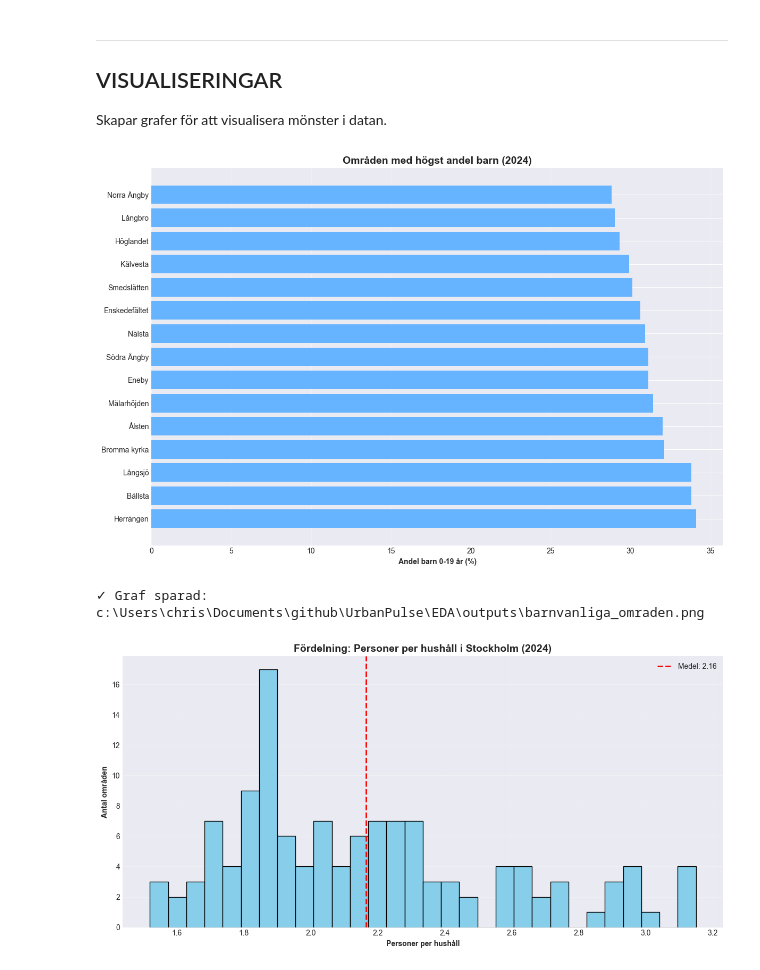
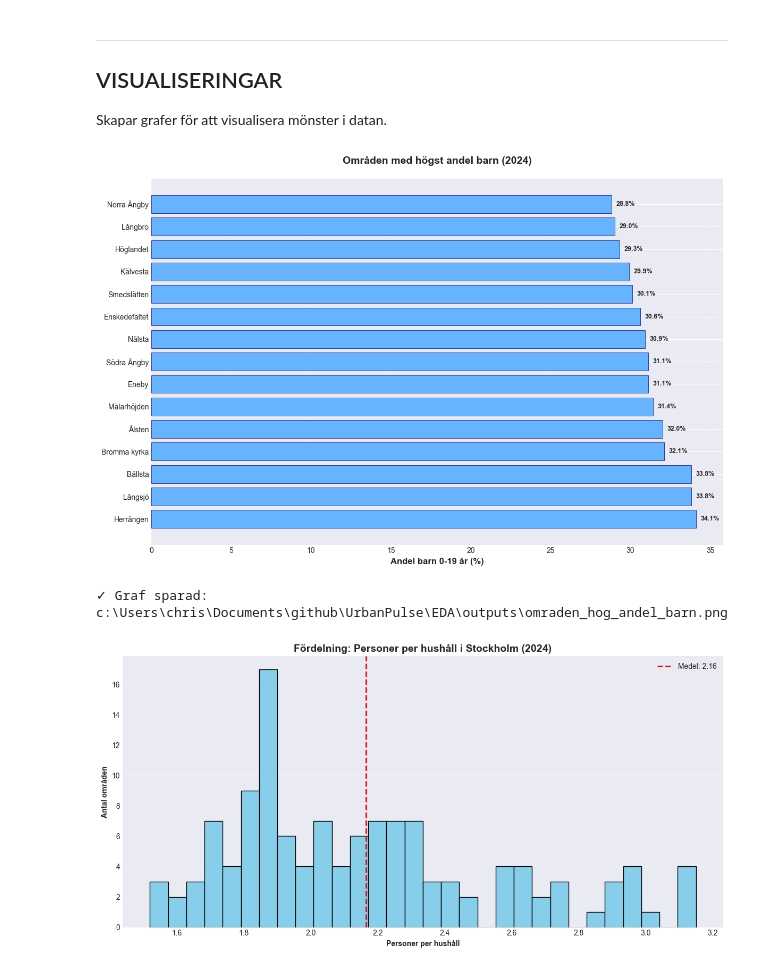
Before and after one commit to cactus-commits/UrbanPulse, a Jupyter notebook: EDA/christoffer_eda_scb_api_test.ipynb, the cells around one changed output. Drawn from its saved outputs; the diff is of its cells as text; code cells hidden in the pictures.

Commit message:
edit: fixed faulty plotting in eda_scb

```diff
--- a/EDA/christoffer_eda_scb_api_test.ipynb
+++ b/EDA/christoffer_eda_scb_api_test.ipynb
@@ -814,41 +814,48 @@ Skapar grafer för att visualisera mönster i datan.
 # %%
 # ═══════════════════════════════════════════════════════════════════════════
 # Graf 1: Områden med högst andel barn
 # ═══════════════════════════════════════════════════════════════════════════
 # Visar vilka områden som har störst andel barn (0-19 år)
 # Användbart för: Familjer som söker barnvänliga områden
 
 # Ta de 15 områdena med högst andel barn
 top_barn = df_alder_kat.nlargest(15, 'Barn_%')[['Statistikområde', 'Barn_%']]
 
 # Skapa horisontellt stapeldiagram (lättare att läsa långa områdesnamn)
 fig, ax = plt.subplots(figsize=(12, 8))
-ax.barh(
+bars = ax.barh(
     range(len(top_barn)),      # Y-positioner (0, 1, 2, ...)
     top_barn['Barn_%'],        # Värden (längd på staplarna)
-    color='#66b3ff'            # Ljusblå färg
+    color='#66b3ff',           # Ljusblå färg
+    edgecolor='navy',          # Mörkblå kant
+    linewidth=0.5
 )
 
 # Y-axel: Områdesnamn
 ax.set_yticks(range(len(top_barn)))
 ax.set_yticklabels(top_barn['Statistikområde'])
 
 # X-axel: Procentandel
-ax.set_xlabel('Andel barn 0-19 år (%)', fontweight='bold')
+ax.set_xlabel('Andel barn 0-19 år (%)', fontsize=12, fontweight='bold')
 
 # Titel
-ax.set_title('Områden med högst andel barn (2024)', fontsize=14, fontweight='bold')
+ax.set_title('Områden med högst andel barn (2024)', fontsize=14, fontweight='bold', pad=20)
 
 # Lägg till rutnät (gör det lättare att läsa exakta värden)
-ax.grid(axis='x', alpha=0.3)
+ax.grid(axis='x', alpha=0.3, linestyle='--')
+
+# Lägg till värden på staplarna
+for i, (idx, row) in enumerate(top_barn.iterrows()):
+    ax.text(row['Barn_%'] + 0.3, i, f"{row['Barn_%']:.1f}%",
+            va='center', fontsize=9, fontweight='bold')
 
 plt.tight_layout()  # Förhindra att labels klipps av
-plt.savefig(OUTPUT_DIR / 'barnvanliga_omraden.png', dpi=300, bbox_inches='tight')
+plt.savefig(OUTPUT_DIR / 'omraden_hog_andel_barn.png', dpi=300, bbox_inches='tight')
 plt.show()
-print(f"✓ Graf sparad: {OUTPUT_DIR / 'barnvanliga_omraden.png'}")
+print(f"✓ Graf sparad: {OUTPUT_DIR / 'omraden_hog_andel_barn.png'}")
 # %% [output]
-[figure, old version]
+[figure, new version]
-✓ Graf sparad: c:\Users\chris\Documents\github\UrbanPulse\EDA\outputs\barnvanliga_omraden.png
+✓ Graf sparad: c:\Users\chris\Documents\github\UrbanPulse\EDA\outputs\omraden_hog_andel_barn.png
 # %%
 # ═══════════════════════════════════════════════════════════════════════════
 # Graf 2: Fördelning av Personer per Hushåll
```
Also changed, not shown: parts of 5 cells of this notebook, 10 other files.
